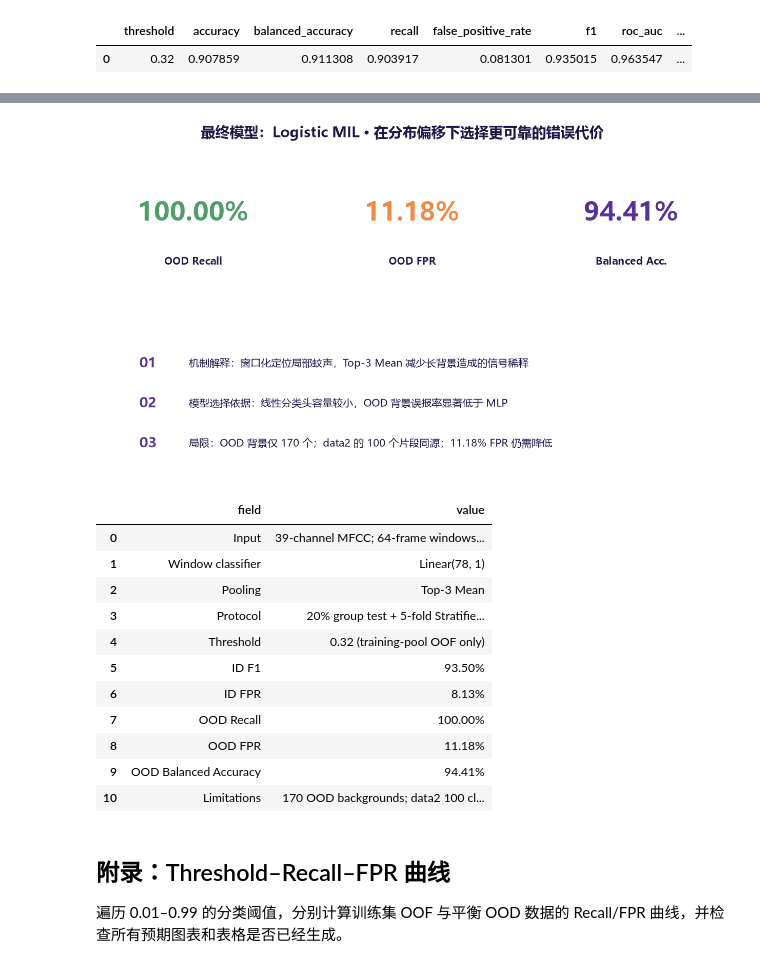
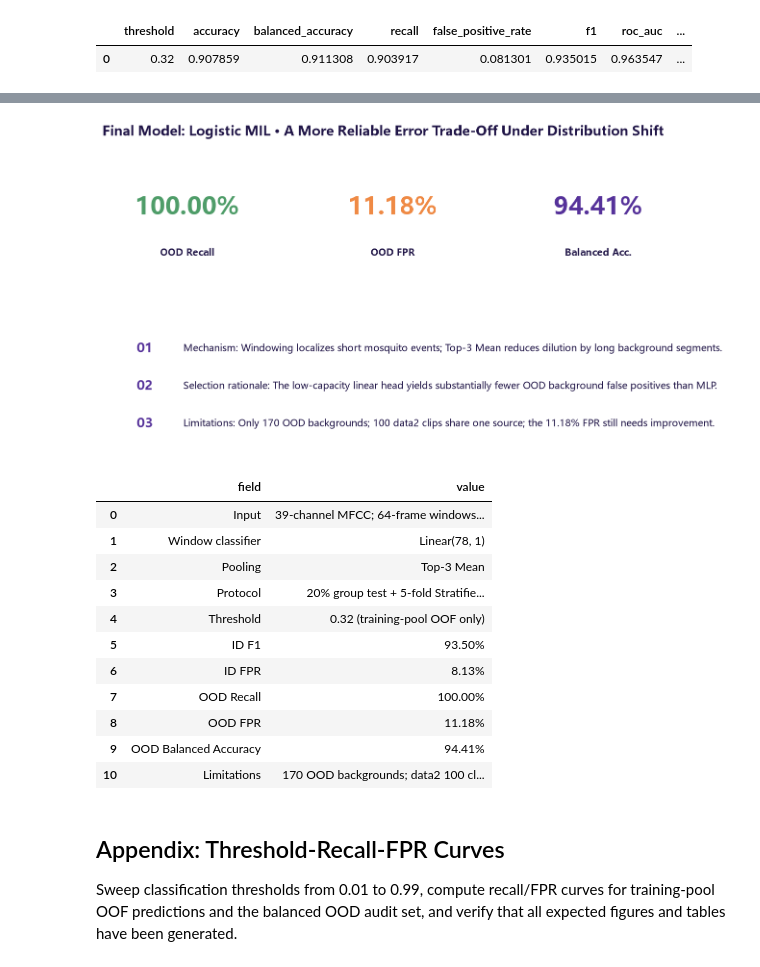
Before and after one commit to yinyuqin/Mosquitoes_detection, a Jupyter notebook: output/jupyter-notebook/mosquito_detection.ipynb, the cells around one changed output, grey strips where cells are left out. Cells and saved outputs as stored; diff of their text form; code cells hidden in the pictures.

Commit message:
make notebook fully English

```diff
--- a/output/jupyter-notebook/mosquito_detection.ipynb
+++ b/output/jupyter-notebook/mosquito_detection.ipynb
@@ -45,7 +45,7 @@ def find_project_root() -> Path:
         if candidate and (candidate / "scripts").is_dir() and (candidate / "outputs").is_dir():
             return candidate.resolve()
     raise FileNotFoundError(
-        "找不到项目根目录。请设置环境变量 MOSQUITO_PROJECT_ROOT 后重启内核。"
+        "Project root not found. Set MOSQUITO_PROJECT_ROOT and restart the kernel."
     )
 
 ROOT = find_project_root()
@@ -76,7 +76,7 @@ def ensure_bundle_fallback():
             if not destination.exists():
                 destination.parent.mkdir(parents=True, exist_ok=True)
                 destination.write_bytes(bundle.read(member))
-    print("已从 submission_data.zip 恢复快速复现文件。")
+    print("Fast-reproduction files were restored from submission_data.zip.")
 
 ensure_bundle_fallback()
 
@@ -104,7 +104,7 @@ def save_figure(fig, filename: str):
     plt.close(fig)
     return path.relative_to(ROOT)
 
-print("项目根目录已自动解析；可用 MOSQUITO_PROJECT_ROOT 覆盖。")
-print(f"图表目录: {FIG_DIR.relative_to(ROOT)}")
-print(f"模式: preprocess={RUN_FULL_PREPROCESS}, training={RUN_TRAINING}, OOD inference={RUN_OOD_INFERENCE}")
+print("The project root was detected automatically; MOSQUITO_PROJECT_ROOT can override it.")
+print(f"Figure directory: {FIG_DIR.relative_to(ROOT)}")
+print(f"Mode: preprocess={RUN_FULL_PREPROCESS}, training={RUN_TRAINING}, OOD inference={RUN_OOD_INFERENCE}")
 # %% [output]
@@ -178,21 +178,21 @@ assert ood_report["dataset"]["failed_sample_count"] == 8
 fig, axes = plt.subplots(1, 2, figsize=(12, 4.6))
 axes[0].bar(["Mosquito", "Background"], [6683, 2432], color=[COLORS["purple"], COLORS["cyan"]])
 axes[0].set_title("ID · HumBugDB (n=9,115)", fontweight="bold")
-axes[0].set_ylabel("有效片段数")
+axes[0].set_ylabel("Valid clips")
 axes[0].text(0, 6683 + 120, "6,683 · 73.3%", ha="center", fontweight="bold")
 axes[0].text(1, 2432 + 120, "2,432", ha="center", fontweight="bold")
 ood_names = ["data1", "data2", "Vasconcelos", "other"]
 ood_counts = [70, 100, 1689, 10]
 axes[1].bar(ood_names, ood_counts, color=[COLORS["cyan"], COLORS["lavender"], COLORS["purple"], COLORS["orange"]])
 axes[1].set_title("OOD · 170 background + 1,699 mosquito", fontweight="bold")
-axes[1].set_ylabel("有效片段数")
+axes[1].set_ylabel("Valid clips")
 axes[1].tick_params(axis="x", rotation=18)
-axes[1].text(1, 450, "100 clips\n同一源录音", ha="center", color=COLORS["red"], fontweight="bold")
+axes[1].text(1, 450, "100 clips\nfrom one recording", ha="center", color=COLORS["red"], fontweight="bold")
 axes[1].text(2, 1720, "1,689 (+8 zero-length failed)", ha="center", fontsize=9)
 for ax in axes:
     ax.spines[["top", "right"]].set_visible(False)
     ax.grid(axis="y", color=COLORS["grid"], alpha=.6)
-fig.suptitle("数据构成：训练域与真实分布偏移", fontsize=16, fontweight="bold")
+fig.suptitle("Dataset Composition: Training Domain and Real Distribution Shift", fontsize=16, fontweight="bold")
 save_figure(fig, "fig_02_dataset_composition.png")
 manifest_df
 # %% [output]
@@ -447,9 +447,9 @@ Clip probability = mean(top 3) = 0.0303
 # %%
 baseline_rows = [
-    ["SVM Baseline", "whole clip", "39×(Mean+Std)=78D", "single score", "时序信息被完全压平"],
-    ["SVM Pro", "64-frame windows", "78D / window", "Max", "对单个异常高分敏感"],
-    ["SVM Pro2", "64-frame windows", "78D / window", "Top-K Mean", "聚合更稳健，形成最终路线"],
-    ["SVM Large", "structured large input", "≈2432D", "single score", "高维、成本与过拟合风险上升"],
+    ["SVM Baseline", "whole clip", "39×(Mean+Std)=78D", "single score", "temporal structure is fully flattened"],
+    ["SVM Pro", "64-frame windows", "78D / window", "Max", "sensitive to a single anomalous high score"],
+    ["SVM Pro2", "64-frame windows", "78D / window", "Top-K Mean", "more robust aggregation; foundation of final method"],
+    ["SVM Large", "structured large input", "≈2432D", "single score", "higher dimension, cost, and overfitting risk"],
 ]
 baseline_df = pd.DataFrame(baseline_rows, columns=["model", "input", "dimension", "pooling", "observation"])
 baseline_df.to_csv(TABLE_DIR / "table_04_baseline_evolution.csv", index=False, encoding="utf-8-sig")
@@ -464,7 +464,7 @@ for i, row in baseline_df.iterrows():
     ax.text(i, .27, row.pooling, ha="center", fontsize=9)
     if i < 3:
         ax.annotate("", xy=(i+.55, .5), xytext=(i+.43, .5), arrowprops=dict(arrowstyle="->", color=COLORS["orange"], lw=2))
-ax.set(xlim=(-.6, 3.6), ylim=(0, 1), title="Baseline 演进：从全局压缩到窗口级 Top-K 聚合")
+ax.set(xlim=(-.6, 3.6), ylim=(0, 1), title="Baseline Evolution: From Global Compression to Window-Level Top-K Aggregation")
 save_figure(fig, "fig_04_baseline_evolution.png")
 baseline_df
 # %% [output]
@@ -848,14 +848,14 @@ for (r,c), cell in table.get_celld().items():
     cell.set_edgecolor(COLORS["grid"])
     if r == 0: cell.set_facecolor(COLORS["purple"]); cell.get_text().set_color("white"); cell.get_text().set_fontweight("bold")
     elif display_table.iloc[r-1,0] == "Logistic MIL": cell.set_facecolor("#eee8fb"); cell.get_text().set_fontweight("bold")
-ax.set_title("统一重算：ID 测试与固定阈值 OOD（170+170, seed 2026）", fontsize=15, fontweight="bold")
+ax.set_title("Shared Recalculation: ID Test and Fixed-Threshold OOD (170+170, seed 2026)", fontsize=15, fontweight="bold")
 save_figure(fig, "table_06_model_comparison.png")
 
 fig, ax = plt.subplots(figsize=(8.5, 5.5))
 for row in comparison_rows:
     ax.scatter(row["OOD FPR"]*100, row["OOD Recall"]*100, s=130, color=COLORS["orange"] if row["Model"] == "Logistic MIL" else COLORS["purple"], alpha=.85)
     ax.annotate(row["Model"], (row["OOD FPR"]*100, row["OOD Recall"]*100), xytext=(5,5), textcoords="offset points", fontsize=8.5)
-ax.set(xlabel="OOD false-positive rate ↓ (%)", ylabel="OOD recall ↑ (%)", xlim=(0, 48), ylim=(93, 101), title="OOD trade-off：召回相同，背景误报决定可靠性")
+ax.set(xlabel="OOD false-positive rate ↓ (%)", ylabel="OOD recall ↑ (%)", xlim=(0, 48), ylim=(93, 101), title="OOD Trade-Off: Equal Recall, Reliability Determined by Background False Positives")
 ax.grid(color=COLORS["grid"], alpha=.7); ax.spines[["top","right"]].set_visible(False)
 save_figure(fig, "fig_06_ood_tradeoff.png")
 display_table
@@ -908,38 +908,38 @@ final_card = pd.DataFrame([
     ["Threshold", f"{threshold:.2f} (training-pool OOF only)"],
     ["ID F1", f"{id_result['f1']*100:.2f}%"],
     ["ID FPR", f"{id_result['false_positive_rate']*100:.2f}%"],
     ["OOD Recall", f"{final_ood['recall']*100:.2f}%"],
     ["OOD FPR", f"{final_ood['false_positive_rate']*100:.2f}%"],
     ["OOD Balanced Accuracy", f"{final_ood['balanced_accuracy']*100:.2f}%"],
     ["Limitations", "170 OOD backgrounds; data2 100 clips share one source; FPR remains 11.18%"],
 ], columns=["field", "value"])
 final_card.to_csv(TABLE_DIR / "table_07_final_model_card.csv", index=False, encoding="utf-8-sig")
 
 assert np.isclose(final_ood["recall"], 1.0)
 assert np.isclose(final_ood["false_positive_rate"], 19/170)
 assert np.isclose(final_ood["balanced_accuracy"], .9441176470588235)
 
 fig = plt.figure(figsize=(13, 6.5))
 gs = fig.add_gridspec(2, 3, height_ratios=[1.1, 1])
 values = [("OOD Recall", final_ood["recall"]*100, COLORS["green"]), ("OOD FPR", final_ood["false_positive_rate"]*100, COLORS["orange"]), ("Balanced Acc.", final_ood["balanced_accuracy"]*100, COLORS["purple"])]
 for i, (label, value, color) in enumerate(values):
     ax = fig.add_subplot(gs[0, i]); ax.axis("off")
     ax.text(.5, .62, f"{value:.2f}%", ha="center", fontsize=30, fontweight="bold", color=color)
     ax.text(.5, .32, label, ha="center", fontsize=12, fontweight="bold")
 ax = fig.add_subplot(gs[1, :]); ax.axis("off")
 conclusion = [
-    "机制解释：窗口化定位局部蚊声，Top-3 Mean 减少长背景造成的信号稀释",
-    "模型选择依据：线性分类头容量较小，OOD 背景误报率显著低于 MLP",
-    "局限：OOD 背景仅 170 个；data2 的 100 个片段同源；11.18% FPR 仍需降低",
+    "Mechanism: Windowing localizes short mosquito events; Top-3 Mean reduces dilution by long background segments.",
+    "Selection rationale: The low-capacity linear head yields substantially fewer OOD background false positives than MLP.",
+    "Limitations: Only 170 OOD backgrounds; 100 data2 clips share one source; the 11.18% FPR still needs improvement.",
 ]
 for i, line in enumerate(conclusion):
     ax.text(.06, .82-i*.30, f"0{i+1}", fontsize=16, fontweight="bold", color=COLORS["purple"], va="center")
     ax.text(.14, .82-i*.30, line, fontsize=12, va="center")
-fig.suptitle("最终模型：Logistic MIL · 在分布偏移下选择更可靠的错误代价", fontsize=17, fontweight="bold")
+fig.suptitle("Final Model: Logistic MIL · A More Reliable Error Trade-Off Under Distribution Shift", fontsize=17, fontweight="bold")
 save_figure(fig, "fig_07_final_model_summary.png")
 final_card
 # %% [output]
-[figure, old version]
+[figure, new version]
 |  | field | value |
 | 0 | Input | 39-channel MFCC; 64-frame windows... |
 | 1 | Window classifier | Linear(78, 1) |
@@ -953,9 +953,9 @@ final_card
 | 9 | OOD Balanced Accuracy | 94.41% |
 | 10 | Limitations | 170 OOD backgrounds; data2 100 cl... |
 # %% [markdown]
-## 附录：Threshold–Recall–FPR 曲线
+## Appendix: Threshold-Recall-FPR Curves
 
-遍历 0.01–0.99 的分类阈值，分别计算训练集 OOF 与平衡 OOD 数据的 Recall/FPR 曲线，并检查所有预期图表和表格是否已经生成。
+Sweep classification thresholds from 0.01 to 0.99, compute recall/FPR curves for training-pool OOF predictions and the balanced OOD audit set, and verify that all expected figures and tables have been generated.
 # %%
 thresholds = np.arange(.01, 1.00, .01)
 oof_recall, oof_fpr, ood_recall, ood_fpr = [], [], [], []
```
Also changed, not shown: parts of 33 cells of this notebook, 13 other files.
